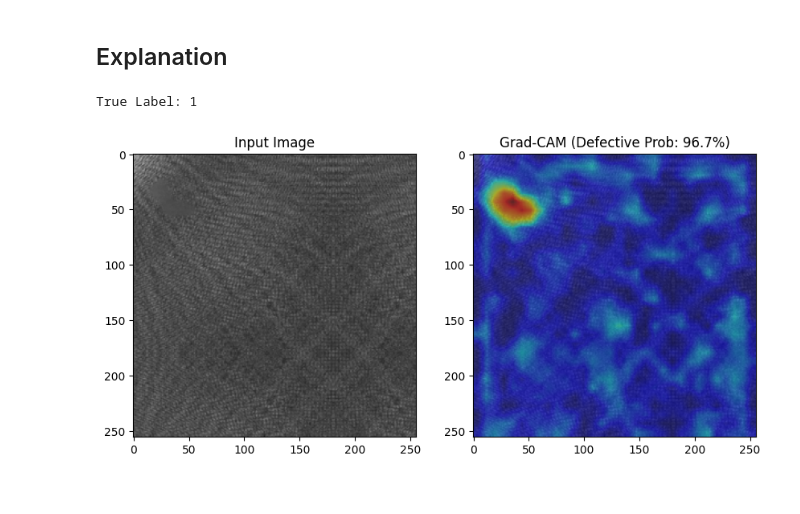
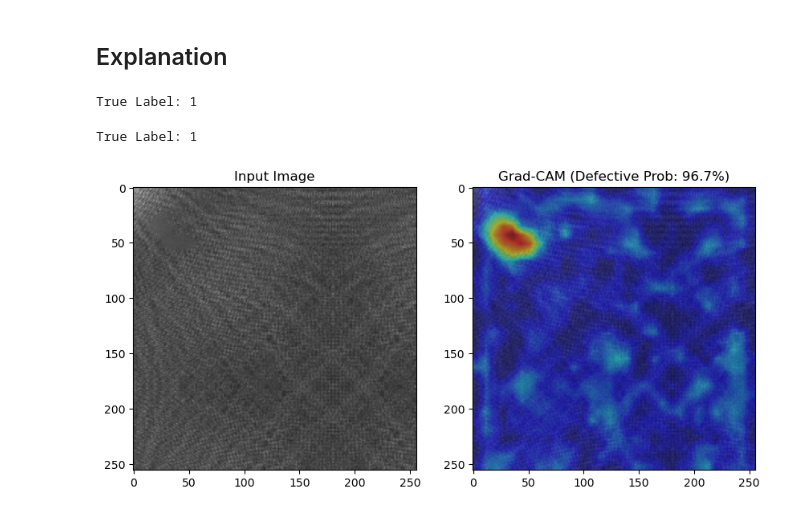
Before and after one commit to IsmailHatim/Spectrum, a Jupyter notebook: main.ipynb, the cells around one changed output. Cells and saved outputs as stored; diff of their text form; code cells hidden in the pictures.

```diff
--- a/main.ipynb
+++ b/main.ipynb
@@ -69,9 +68,12 @@ Test Accuracy: 100.00%
 index = 1
 image, label = test_dataset[index][0].unsqueeze(0), test_dataset[index][1]
 print(f'True Label: {label}')
-show_grad_cam(model.model, image, 6, device)
 # %% [output]
 True Label: 1
-[figure, removed]
+# %%
+show_gradcam(model.model, image, 6, device)
+# %% [output]
+True Label: 1
+[figure, added]
 # %%
 show_gradient_shap(model.model, image, device, num_samples=100)
```
Also changed, not shown: parts of 5 cells of this notebook, 2 other files.
